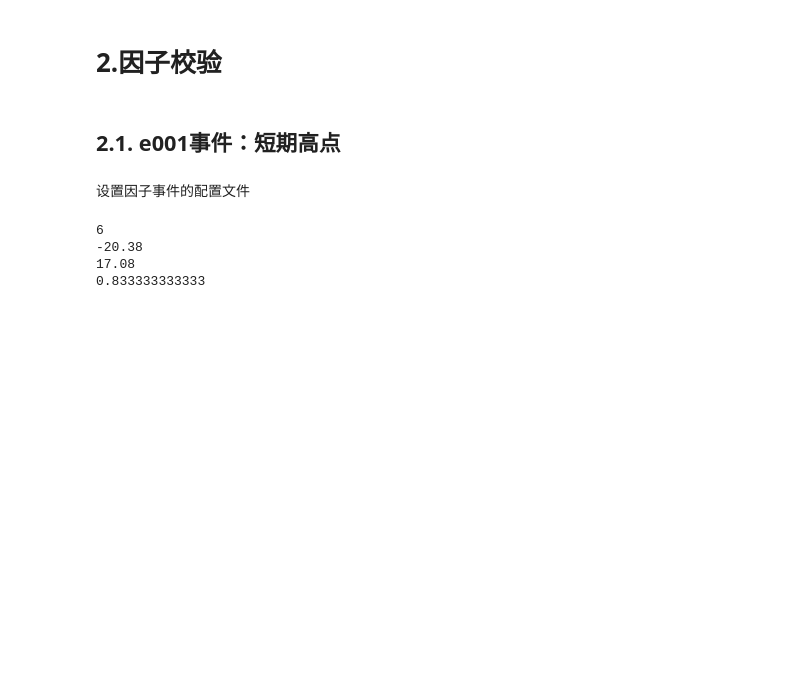
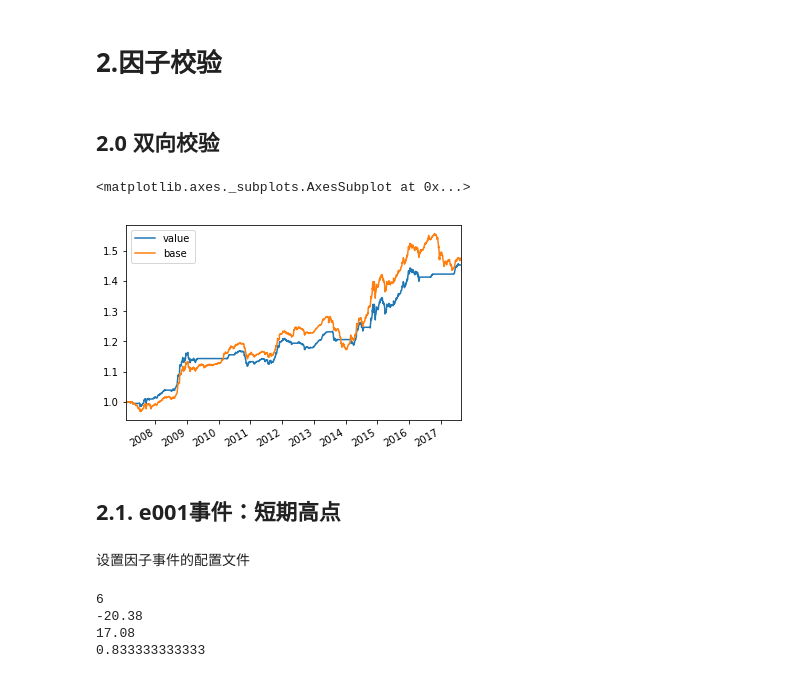
Before and after one commit to quanttrade/pyLuke, a Jupyter notebook: jupyter/CPI-月度数据有效性校验.ipynb, the cells around one changed output. Saved outputs shown, nothing was run; the diff lists cells and outputs as text; code cells hidden in the pictures; blank space fills up the shorter version.

```diff
--- a/jupyter/CPI-月度数据有效性校验.ipynb
+++ b/jupyter/CPI-月度数据有效性校验.ipynb
@@ -42,6 +42,17 @@ display_charts(factor_df.join(df, how="left"), chart_type="stock", secondary_y=f
 [interactive output not drawn]
 # %% [markdown]
 # 2.因子校验
+# %% [markdown]
+## 2.0 双向校验
+# %%
+config = {"relation":NEGATIVE,"type":UP,"his_count": 12,"std_count":0.5, "period": 1}
+# %%
+report = sharp_ratio_test(df[df.columns[0]], factor_df[factor_df.columns[0]], "e001", config, lag=2, short=False)
+# %%
+report["ts"][["value","base"]].plot()
+# %% [output]
+<matplotlib.axes._subplots.AxesSubplot at 0x...>
+[figure, added]
 # %% [markdown]
 ## 2.1. e001事件：短期高点
 # %% [markdown]
```
Also changed, not shown: parts of 1 cell of this notebook, 15 other files.
